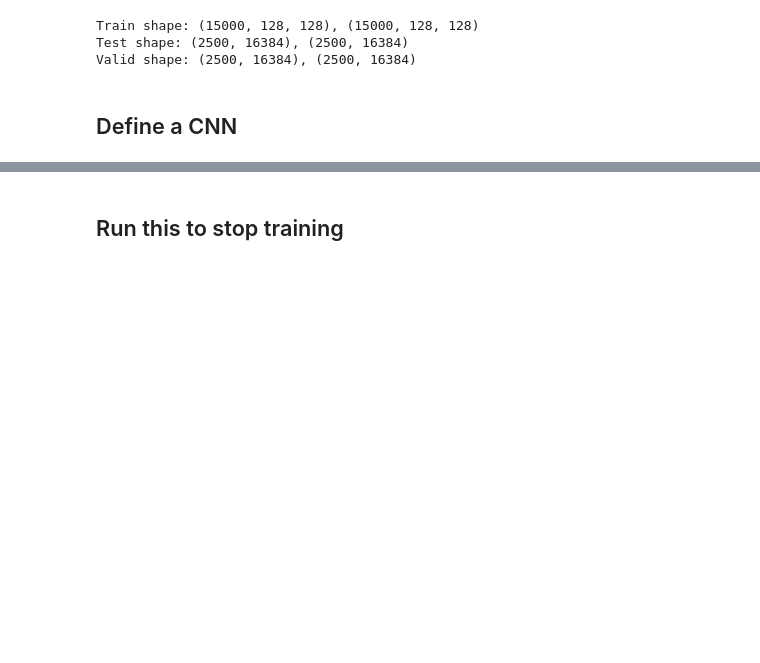
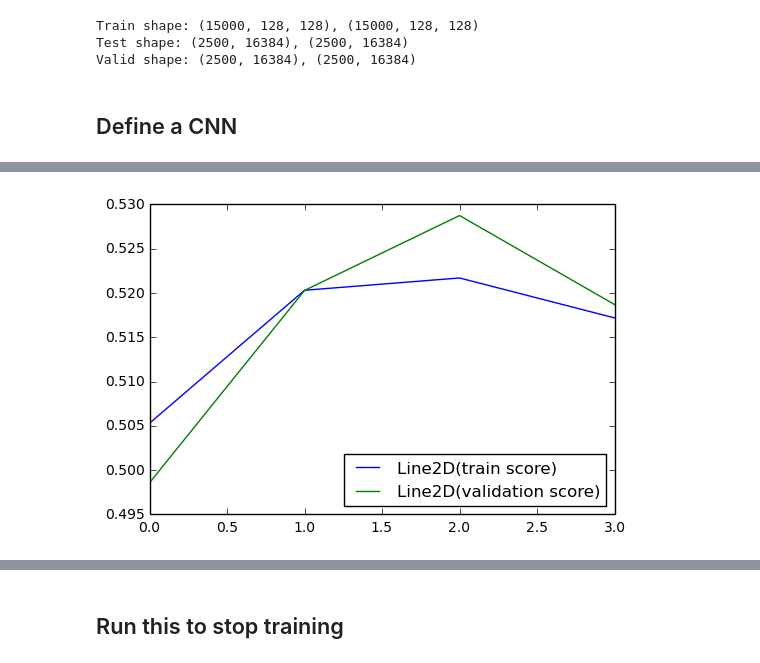
Before and after one commit to lucasdupin/ml-image-scaling, a Jupyter notebook: 2_autoencoder.ipynb, the cells around one changed output, grey strips where cells are left out. Cells and saved outputs as stored; diff of their text form; code cells hidden in the pictures; blank space fills up the shorter version.

Commit message:
previewing training steps. WIP

```diff
--- a/2_autoencoder.ipynb
+++ b/2_autoencoder.ipynb
@@ -104,8 +104,8 @@ graph = tf.Graph()
 with graph.as_default():
 
     # input variables
-    tf_X_train = tf.placeholder(tf.float32, shape=(batch_size, n_input))
-    tf_y_train = tf.placeholder(tf.float32, shape=(batch_size, n_input))
+    tf_X = tf.placeholder(tf.float32, shape=(batch_size, n_input))
+    tf_y = tf.placeholder(tf.float32, shape=(batch_size, n_input))
     tf_X_valid = tf.constant(X_valid)
     tf_X_test = tf.constant(X_test)
 
@@ -126,21 +126,28 @@ with graph.as_default():
 
     # Execute sequence of encoding -> decoding to
     # generate predictions
-    y_pred = decode(encode(tf_X_train))
+    y_pred = decode(encode(tf_X))
 
     # Our goal is to reduce the mean between the originals and the predictions.
     # This value is squared to be more aggressive with distant values
-    loss = tf.reduce_mean(tf.pow(tf_y_train - y_pred, 2))
+    loss = tf.reduce_mean(tf.pow(tf_y - y_pred, 2))
 
     # Learning rate with exponential decay
     global_step = tf.Variable(0, trainable=False)
     learning_rate = tf.train.exponential_decay(0.05, global_step, 100000, 0.96, staircase=True)
     optimizer = tf.train.GradientDescentOptimizer(learning_rate).minimize(loss)
+
+    # Add ops to save and restore all the variables.
+    saver = tf.train.Saver()
 # %%
 # Accuracy is the difference between both images
 def accuracy(predictions, labels):
     return 1. - np.mean(np.abs(predictions - labels))
 # %%
+save_step = 1000
+preview_step = 500
+examples_to_show = 3
+
 keep_training = True
 
 # Accuracy arrays to draw a chart
@@ -149,17 +156,18 @@ val_acc = [];
 test_acc = [];
 
 def show_stats():
-    clear_output()
     handle1, = plt.plot(minibatch_acc, label="train score")
     handle2, = plt.plot(val_acc, label="validation score")
     plt.legend([handle1, handle2], loc="best")
     plt.show()
+    plt.draw()
 
 with tf.Session(graph=graph) as session:
     tf.initialize_all_variables().run()
+
     print('Initialized')
     step = 0;
-    while step < 1000:
+    while keep_training:
         print(".", end="")
 
         # SGD
@@ -169,8 +177,8 @@ with tf.Session(graph=graph) as session:
 
         # Data passed into the session
         feed_dict = {
-            tf_X_train : batch_data,
-            tf_y_train : batch_labels,
+            tf_X : batch_data,
+            tf_y : batch_labels,
             global_step: step
         }
 
@@ -178,39 +186,49 @@ with tf.Session(graph=graph) as session:
         _, l = session.run(
           [optimizer, loss], feed_dict=feed_dict)
 
-        # Display logs per epoch step
-        if step % 50 == 0:
-            clear_output()
-            print("Step: %s loss %f" % (step, l))
-
         # Increment global step to decrease learning ratio
         step = step + 1
 
-#         if (step % 50 == 0):
-#             m_acc = accuracy(predictions, batch_labels)
-#             minibatch_acc.append(m_acc)
-#             v_acc = accuracy(valid_prediction.eval(), y_valid)
-#             val_acc.append(v_acc)
+        # Showing training progress with a chart and images
+        if (step % preview_step == 0):
+            train_predictions = session.run(y_pred, feed_dict= feed_dict)
+            m_acc = accuracy(train_predictions, batch_labels)
 
-#             clear_output()
-#             print("Minibatch loss at step %d: %f" % (step, l))
-#             print("Minibatch accuracy: %.1f" % m_acc)
-#             print("Validation accuracy: %.1f" % v_acc)
+            offset = (step * batch_size) % (y_valid.shape[0] - batch_size)
+            valid_sample = X_valid[offset:(offset + batch_size)]
+            valid_label_sample = y_valid[offset:(offset + batch_size)]
+            valid_predictions = session.run(y_pred, feed_dict= {
+                tf_X: valid_sample
+            })
+            v_acc = accuracy(valid_predictions, valid_label_sample)
 
-#     print("Optimization Finished!")
+            minibatch_acc.append(m_acc)
+            val_acc.append(v_acc)
 
-#     # Applying encode and decode over test set
-#     encode_decode = sess.run(
-#         y_pred, feed_dict={X: mnist.test.images[:examples_to_show]})
-#     # Compare original images with their reconstructions
-#     f, a = plt.subplots(2, 10, figsize=(10, 2))
-#     for i in range(examples_to_show):
-#         a[0][i].imshow(np.reshape(mnist.test.images[i], (28, 28)))
-#         a[1][i].imshow(np.reshape(encode_decode[i], (28, 28)))
-#     f.show()
-#     plt.draw()
-#     plt.waitforbuttonpress()
+            clear_output()
+            print("Minibatch loss at step %d: %f" % (step, l))
+            print("Minibatch accuracy: %.3f" % m_acc)
+            print("Validation accuracy: %.3f" % v_acc)
 
-    show_stats()
-    print('Test accuracy: %.1f' % accuracy(test_prediction.eval(), y_test))
+            show_stats()
+
+            # Compare original images with their reconstructions
+            f, a = plt.subplots(3, 3, figsize=(5, 5))
+            for i in range(examples_to_show):
+                image_shape = (128, 128)
+                a[0][i].imshow(np.reshape(valid_sample[i], image_shape), cmap="gray")
+                a[1][i].imshow(np.reshape(valid_label_sample[i], image_shape), cmap="gray")
+                a[2][i].imshow(np.reshape(valid_predictions[i], image_shape), cmap="gray")
+            f.show()
+            plt.show()
+
+
+        if (step % save_step == 0):
+            save_path = saver.save(session, ("model_global_step_%s_chart_step_%s.ckpt" % (step, len(minibatch_acc))))
+            print("Model saved in file: %s" % save_path)
+
+    test_predictions = session.run(y_pred, feed_dict= {
+        tf_X: X_test[:n_hidden_1]
+    })
+    print('Test accuracy: %.1f' % accuracy(test_predictions[:n_hidden_1], y_test[:n_hidden_1]))
 # %% [output]
@@ -218,0 +238 @@ Step: 250 loss 0.327927
+[figure, added]
```
Also changed, not shown: parts of 4 cells of this notebook.
